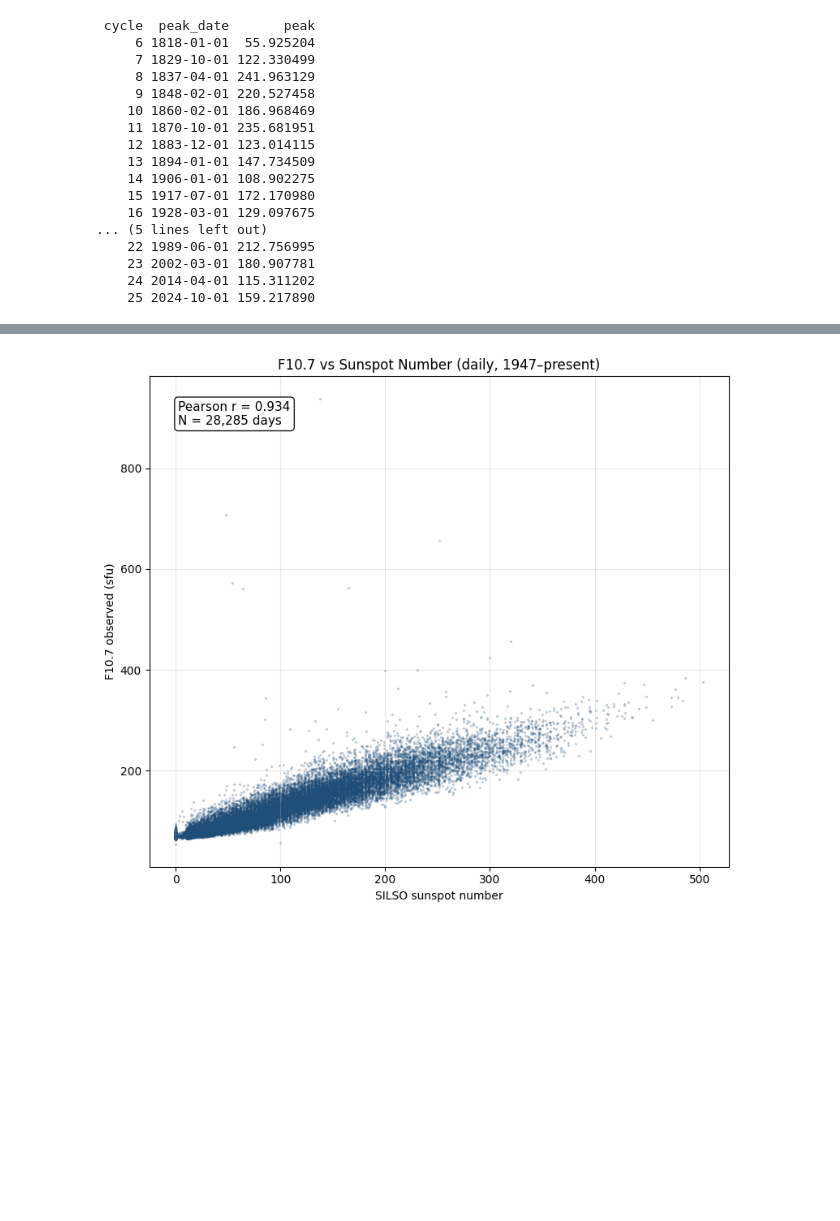
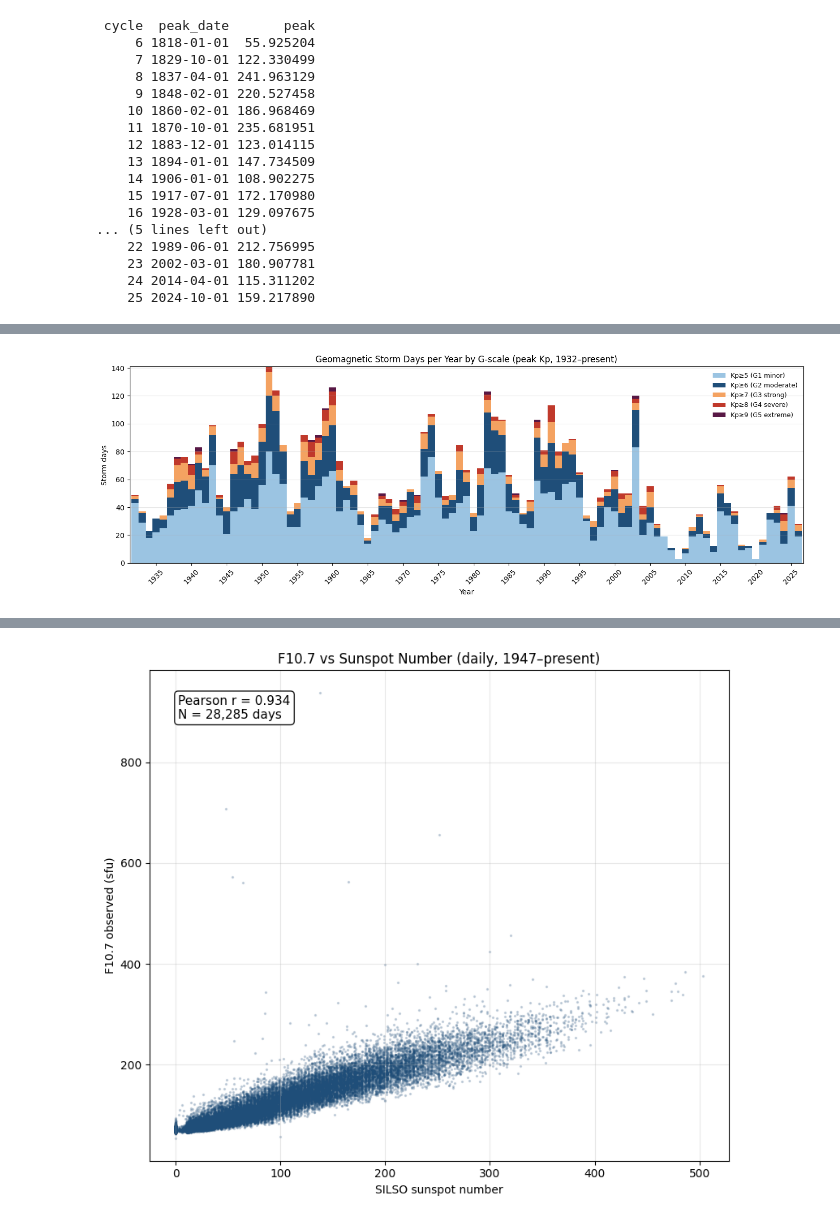
Before and after one commit to Biblejustin/spaceweather, a Jupyter notebook: spaceweather.ipynb, the cells around one changed output, grey strips where cells are left out. Cells and saved outputs as stored; diff of their text form; code cells hidden in the pictures; blank space fills up the shorter version.

```diff
--- a/spaceweather.ipynb
+++ b/spaceweather.ipynb
@@ -29,11 +29,21 @@ silso = pd.read_sql_query(
 ).set_index("date")
 
 gfz = pd.read_sql_query(
-    "SELECT date_iso AS date, ap_daily, sunspot_number, f107_obs, f107_adj "
+    "SELECT date_iso AS date, "
+    "       kp1, kp2, kp3, kp4, kp5, kp6, kp7, kp8, "
+    "       ap_daily, sunspot_number, f107_obs, f107_adj "
     "FROM gfz_daily",
     conn, parse_dates=["date"],
 ).set_index("date")
 
+# Peak Kp across the eight three-hour intervals each day. This is what
+# determines whether aurora was visible at unusual latitudes during the
+# day, and it's a cleaner indicator of geomagnetic activity than the
+# daily mean Ap (which can be diluted by 18+ quiet hours around a
+# severe-but-brief storm).
+KP_COLS = ["kp1", "kp2", "kp3", "kp4", "kp5", "kp6", "kp7", "kp8"]
+gfz["kp_max"] = gfz[KP_COLS].max(axis=1)
+
 print(f"SILSO observation days: {len(silso):,} ({silso.index.min().date()} → {silso.index.max().date()})")
 print(f"GFZ daily records:      {len(gfz):,} ({gfz.index.min().date()} → {gfz.index.max().date()})")
 # %% [output]
@@ -185,0 +172,30 @@ plt.show()
+# %%
+g = gfz[gfz["kp_max"] >= 0].copy()
+years = g.index.year
+
+bands = {
+    "Kp≥5 (G1 minor)":   ((g["kp_max"] >= 5) & (g["kp_max"] < 6)).groupby(years).sum(),
+    "Kp≥6 (G2 moderate)":((g["kp_max"] >= 6) & (g["kp_max"] < 7)).groupby(years).sum(),
+    "Kp≥7 (G3 strong)":  ((g["kp_max"] >= 7) & (g["kp_max"] < 8)).groupby(years).sum(),
+    "Kp≥8 (G4 severe)":  ((g["kp_max"] >= 8) & (g["kp_max"] < 9)).groupby(years).sum(),
+    "Kp≥9 (G5 extreme)": (g["kp_max"] >= 9).groupby(years).sum(),
+}
+band_df = pd.DataFrame(bands)
+
+fig, ax = plt.subplots(figsize=(14, 5))
+band_df.plot(kind="bar", stacked=True, ax=ax, width=1.0,
+             color=["#9bc4e2", "#1f4e79", "#f4a261", "#c0392b", "#581845"])
+ax.set_xlabel("Year")
+ax.set_ylabel("Storm days")
+ax.set_title("Geomagnetic Storm Days per Year by G-scale (peak Kp, 1932–present)")
+ax.legend(loc="upper right", frameon=False, fontsize=9)
+ax.grid(True, axis="y", alpha=0.3)
+# Show every 5th year tick to avoid overcrowding
+ticks = [i for i, y in enumerate(band_df.index) if y % 5 == 0]
+ax.set_xticks(ticks)
+ax.set_xticklabels([band_df.index[i] for i in ticks], rotation=45)
+fig.tight_layout()
+fig.savefig(FIG_DIR / "04_storm_days_by_band.png", dpi=140)
+plt.show()
+# %% [output]
+[figure, added]
```
Also changed, not shown: parts of 8 cells of this notebook, 5 other files.
